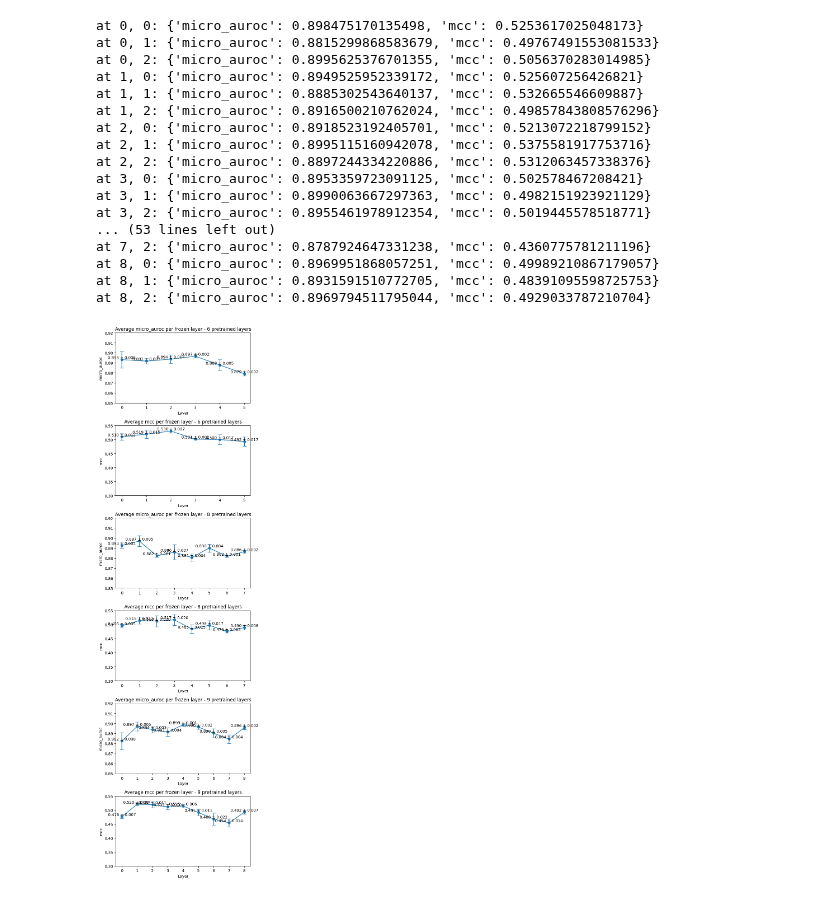
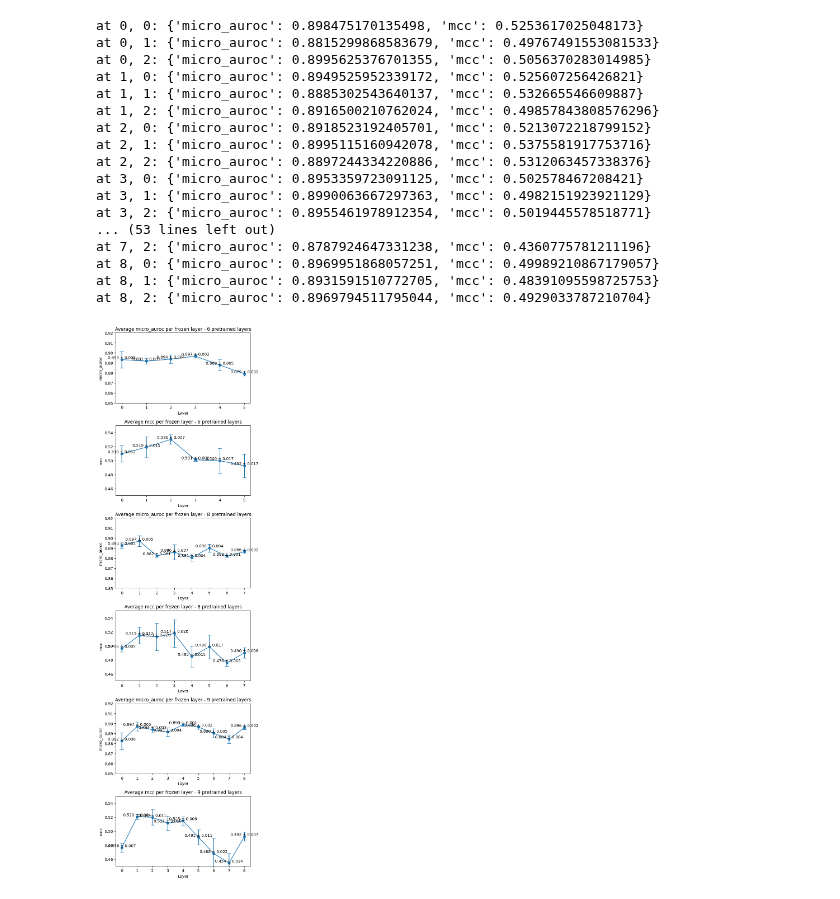
Before and after one commit to dlwocks31/atpbind, a Jupyter notebook: gearnet_pretrained_pipeline.ipynb, the cells around one changed output. Saved outputs shown, nothing was run; the diff lists cells and outputs as text; code cells hidden in the pictures.

Commit message:
set proper ylim

```diff
--- a/gearnet_pretrained_pipeline.ipynb
+++ b/gearnet_pretrained_pipeline.ipynb
@@ -53,32 +53,32 @@ for pretrained_index, pretrained_layers in enumerate([6, 8, 9]):
     axs2 = axs[pretrained_index*2+1]
     axs2.errorbar(layers, avg_metrics['mcc'], yerr=std_metrics['mcc'], fmt='-o', capsize=5)
     axs2.set_title(f'Average mcc per frozen layer - {pretrained_layers} pretrained layers')
     axs2.set_xlabel('Layer')
     axs2.set_ylabel('mcc')
-    axs2.set_ylim([0.3, 0.55])
+    axs2.set_ylim([0.45, 0.55])
 
     # Add labels to mcc data points
     for layer, avg, std in zip(layers, avg_metrics['mcc'], std_metrics['mcc']):
         axs2.text(layer, avg, '%.3f ± %.3f' % (avg, std), ha='center', va='bottom')
 
 plt.tight_layout()
 plt.show()
 # %% [output]
 at 0, 0: {'micro_auroc': 0.898475170135498, 'mcc': 0.5253617025048173}
 at 0, 1: {'micro_auroc': 0.8815299868583679, 'mcc': 0.49767491553081533}
 at 0, 2: {'micro_auroc': 0.8995625376701355, 'mcc': 0.5056370283014985}
 at 1, 0: {'micro_auroc': 0.8949525952339172, 'mcc': 0.525607256426821}
 at 1, 1: {'micro_auroc': 0.8885302543640137, 'mcc': 0.532665546609887}
 at 1, 2: {'micro_auroc': 0.8916500210762024, 'mcc': 0.49857843808576296}
 at 2, 0: {'micro_auroc': 0.8918523192405701, 'mcc': 0.5213072218799152}
 at 2, 1: {'micro_auroc': 0.8995115160942078, 'mcc': 0.5375581917753716}
 at 2, 2: {'micro_auroc': 0.8897244334220886, 'mcc': 0.5312063457338376}
 at 3, 0: {'micro_auroc': 0.8953359723091125, 'mcc': 0.502578467208421}
 at 3, 1: {'micro_auroc': 0.8990063667297363, 'mcc': 0.4982151923921129}
 at 3, 2: {'micro_auroc': 0.8955461978912354, 'mcc': 0.5019445578518771}
 ... (53 lines left out)
 at 7, 2: {'micro_auroc': 0.8787924647331238, 'mcc': 0.4360775781211196}
 at 8, 0: {'micro_auroc': 0.8969951868057251, 'mcc': 0.49989210867179057}
 at 8, 1: {'micro_auroc': 0.8931591510772705, 'mcc': 0.48391095598725753}
 at 8, 2: {'micro_auroc': 0.8969794511795044, 'mcc': 0.4929033787210704}
-[figure, old version]
+[figure, new version]
```
